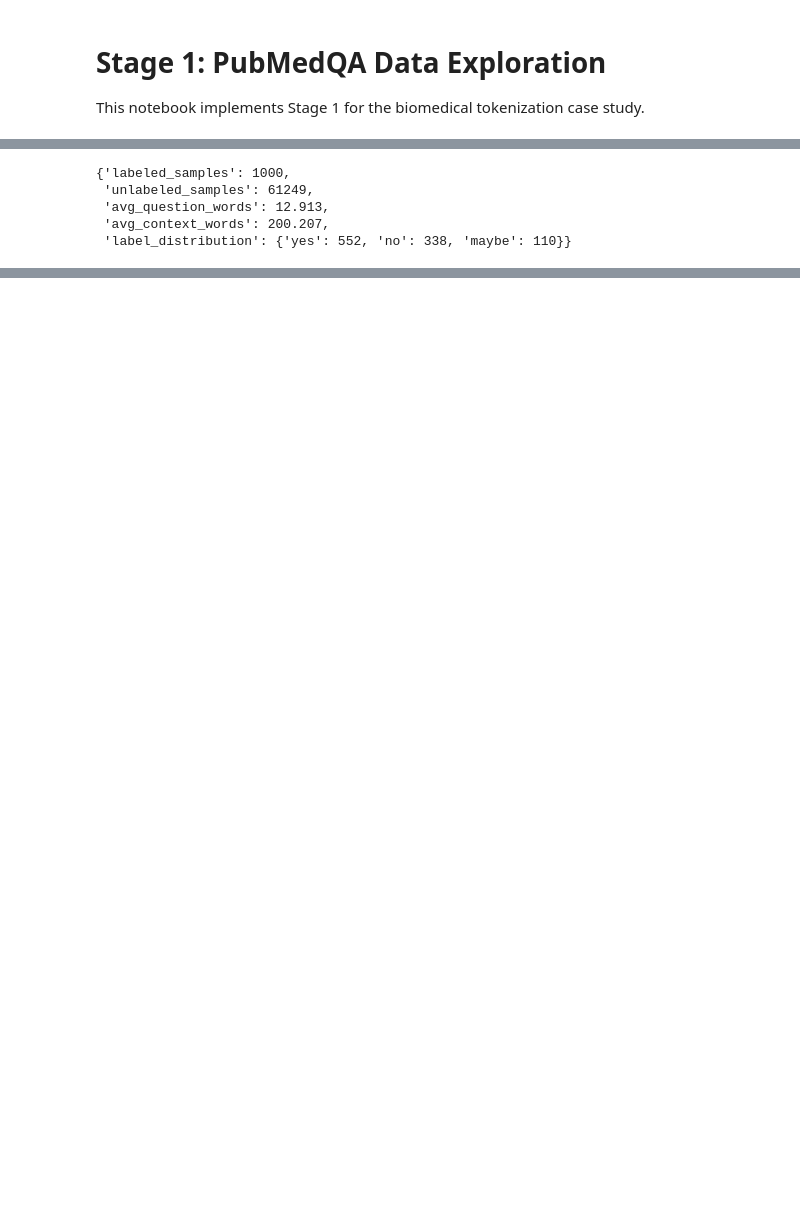
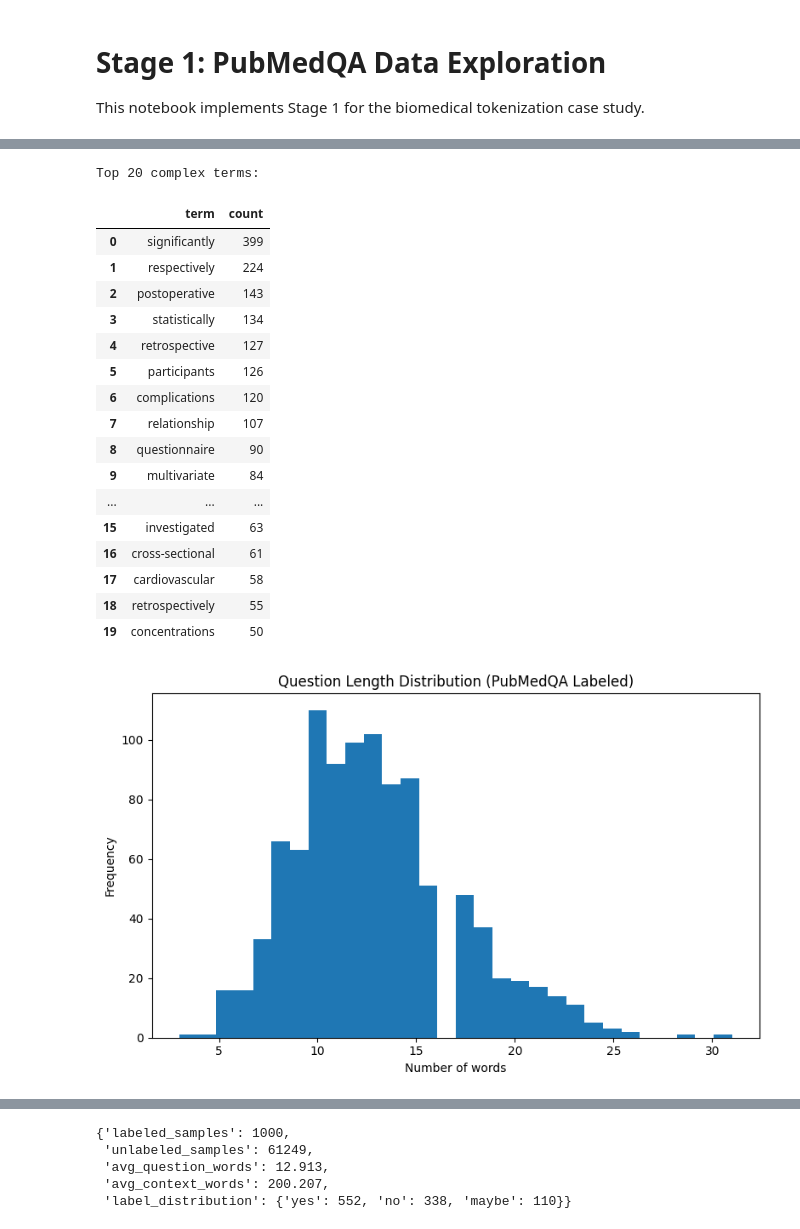
Before and after one commit to belyakova-anna/Domain-specific-Tokenization, a Jupyter notebook: notebooks/01_data_exploration.ipynb, the cells around one changed output, grey strips where cells are left out. Cells and saved outputs as stored; diff of their text form; code cells hidden in the pictures; blank space fills up the shorter version.

```diff
--- a/notebooks/01_data_exploration.ipynb
+++ b/notebooks/01_data_exploration.ipynb
@@ -14,9 +13,5 @@ from datasets import load_dataset
 from sklearn.feature_extraction.text import TfidfVectorizer
 # %%
-RESULTS_DIR = "../results"
-FIGURES_DIR = os.path.join(RESULTS_DIR, "figures")
-os.makedirs(FIGURES_DIR, exist_ok=True)
-
 def get_context_text(context_field):
     if isinstance(context_field, dict):
         contexts = context_field.get("contexts", [])
@@ -26,10 +21,12 @@ def get_context_text(context_field):
         return " ".join(str(part) for part in context_field)
     return str(context_field)
 
+
 def count_words(text):
     return len(text.split())
 
-def plot_length_distribution(lengths, title, output_path):
+
+def plot_length_distribution(lengths, title):
     data = list(lengths)
     plt.figure(figsize=(8, 5))
     plt.hist(data, bins=30)
@@ -37,8 +34,8 @@ def plot_length_distribution(lengths, title, output_path):
     plt.xlabel("Number of words")
     plt.ylabel("Frequency")
     plt.tight_layout()
-    plt.savefig(output_path, dpi=150)
-    plt.close()
+    plt.show()
+
 
 def extract_complex_terms(texts, min_length=12, top_k=100):
     counter = {}
@@ -75,29 +72,32 @@ summary = {
     "label_distribution": df_labeled["label"].value_counts().to_dict(),
 }
 
-with open(os.path.join(RESULTS_DIR, "stage1_summary.json"), "w", encoding="utf-8") as f:
-    json.dump(summary, f, indent=2)
-
 combined_text = (df_unlabeled["question"].fillna("") + " " + df_unlabeled["context_text"].fillna("")).tolist()
 vectorizer = TfidfVectorizer(max_features=300, ngram_range=(1, 1), stop_words="english")
 matrix = vectorizer.fit_transform(combined_text)
 scores = np.asarray(matrix.mean(axis=0)).ravel()
 terms = np.array(vectorizer.get_feature_names_out())
 tfidf_df = pd.DataFrame({"term": terms, "score": scores}).sort_values(by="score", ascending=False)
-tfidf_df.to_csv(os.path.join(RESULTS_DIR, "stage1_top_tfidf_terms.csv"), index=False)
 
 complex_terms_df = extract_complex_terms(df_labeled["context_text"].tolist(), min_length=12, top_k=100)
-complex_terms_df.to_csv(os.path.join(RESULTS_DIR, "stage1_complex_terms.csv"), index=False)
+
+print("Stage 1 summary metrics:")
+for key, value in summary.items():
+    print(f"- {key}: {value}")
+
+print("\nTop 20 TF-IDF terms:")
+display(tfidf_df.head(20))
+
+print("Top 20 complex terms:")
+display(complex_terms_df.head(20))
 
 plot_length_distribution(
     df_labeled["question_word_count"],
     "Question Length Distribution (PubMedQA Labeled)",
-    os.path.join(FIGURES_DIR, "stage1_question_length_distribution.png"),
 )
 plot_length_distribution(
     df_labeled["context_word_count"],
     "Context Length Distribution (PubMedQA Labeled)",
-    os.path.join(FIGURES_DIR, "stage1_context_length_distribution.png"),
 )
 
 summary
@@ -106,5 +130,19 @@ Warning: You are sending unauthenticated requests to the HF Hub. Please set a HF
-{'labeled_samples': 1000,
- 'unlabeled_samples': 61249,
- 'avg_question_words': 12.913,
- 'avg_context_words': 200.207,
- 'label_distribution': {'yes': 552, 'no': 338, 'maybe': 110}}
+Top 20 complex terms:
+|  | term | count |
+| 0 | significantly | 399 |
+| 1 | respectively | 224 |
+| 2 | postoperative | 143 |
+| 3 | statistically | 134 |
+| 4 | retrospective | 127 |
+| 5 | participants | 126 |
+| 6 | complications | 120 |
+| 7 | relationship | 107 |
+| 8 | questionnaire | 90 |
+| 9 | multivariate | 84 |
+| ... | ... | ... |
+| 15 | investigated | 63 |
+| 16 | cross-sectional | 61 |
+| 17 | cardiovascular | 58 |
+| 18 | retrospectively | 55 |
+| 19 | concentrations | 50 |
+[figure, added]
@@ -110,0 +150,5 @@ Warning: You are sending unauthenticated requests to the HF Hub. Please set a HF
+{'labeled_samples': 1000,
+ 'unlabeled_samples': 61249,
+ 'avg_question_words': 12.913,
+ 'avg_context_words': 200.207,
+ 'label_distribution': {'yes': 552, 'no': 338, 'maybe': 110}}
```
Also changed, not shown: parts of 2 cells of this notebook, 30 other files.
